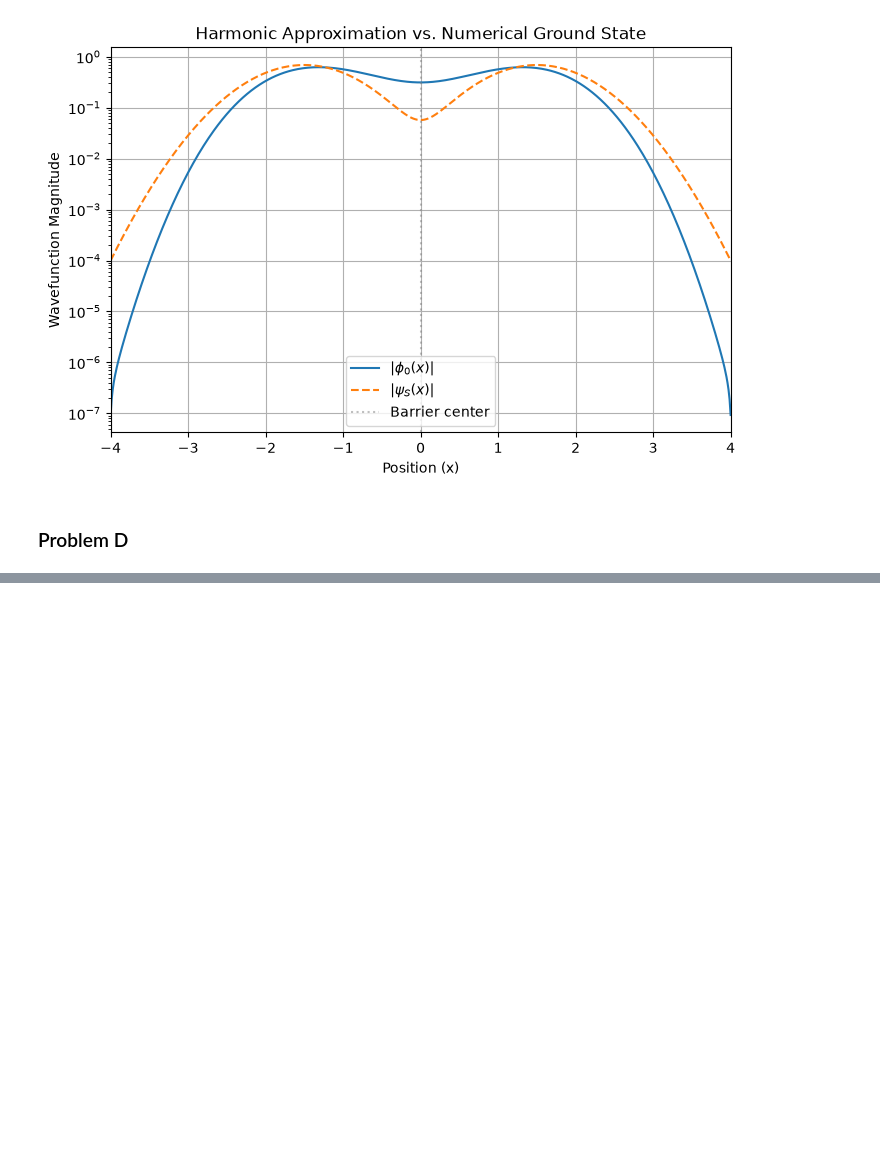
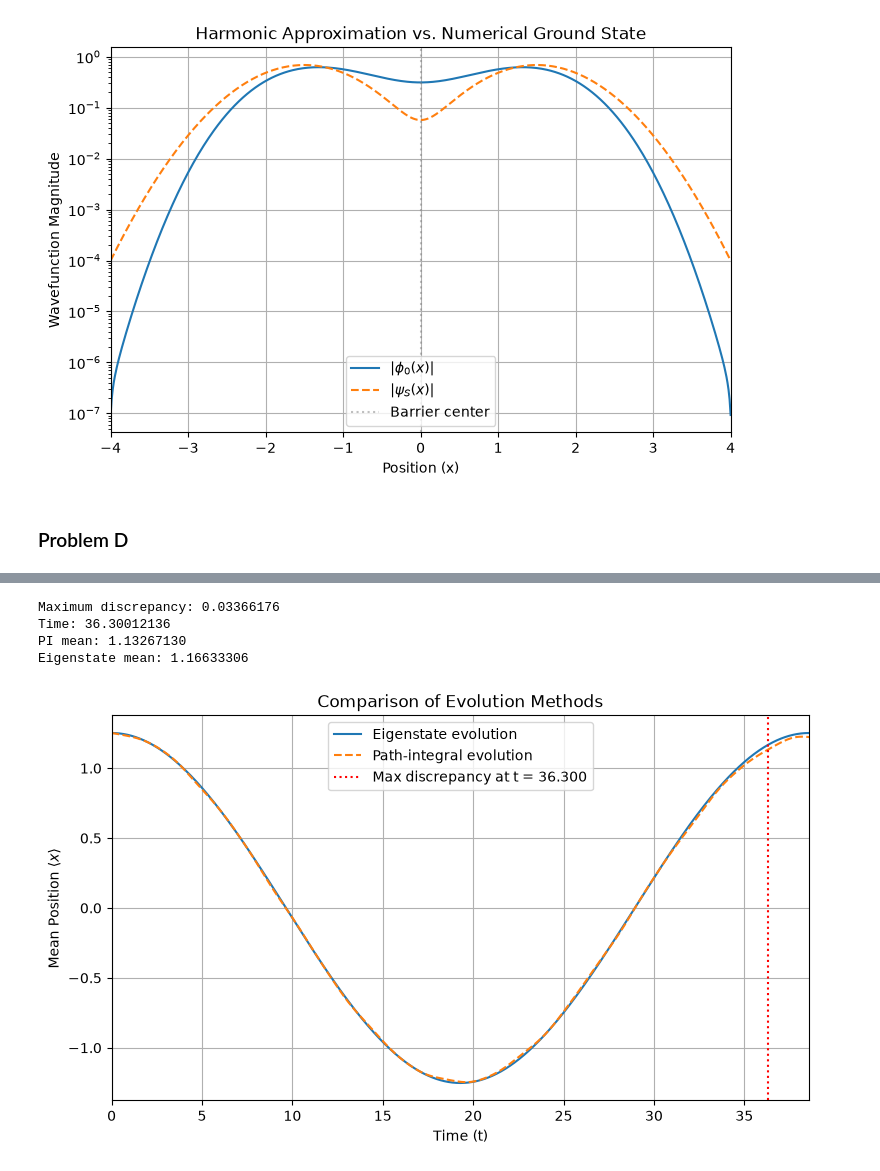
Before and after one commit to amanpalanati/phys142, a Jupyter notebook: assignments/assignment2/assignment2.ipynb, the cells around one changed output, grey strips where cells are left out. Saved outputs shown, nothing was run; the diff lists cells and outputs as text; code cells hidden in the pictures; blank space fills up the shorter version.

```diff
--- a/assignments/assignment2/assignment2.ipynb
+++ b/assignments/assignment2/assignment2.ipynb
@@ -337,0 +410,38 @@ Difference = 0.25576105
+# %%
+valid = t_D <= T_D
+
+differences = np.abs(x_mean_PI_D[valid] - x_mean_eig[valid])
+
+max_index = np.argmax(differences)
+max_discrepancy = differences[max_index]
+
+print(f"Maximum discrepancy: {max_discrepancy:.8f}")
+print(f"Time: {t_D[max_index]:.8f}")
+print(f"PI mean: {x_mean_PI_D[max_index]:.8f}")
+print(f"Eigenstate mean: {x_mean_eig[max_index]:.8f}")
+# %% [output]
+Maximum discrepancy: 0.03366176
+Time: 36.30012136
+PI mean: 1.13267130
+Eigenstate mean: 1.16633306
+# %%
+fig, ax = plt.subplots(figsize=(9, 5))
+
+ax.plot(t_D, x_mean_eig, label="Eigenstate evolution")
+ax.plot(t_D, x_mean_PI_D, "--", label="Path-integral evolution")
+
+ax.axvline(t_D[max_index], color="red", linestyle=":",
+           label=f"Max discrepancy at t = {t_D[max_index]:.3f}")
+
+ax.set(
+    xlabel="Time (t)",
+    ylabel=r"Mean Position $\langle x \rangle$",
+    title="Comparison of Evolution Methods",
+    xlim=(0, T_D)
+)
+
+ax.legend()
+ax.grid(True)
+plt.show()
+# %% [output]
+[figure, added]
```
Also changed, not shown: parts of 5 cells of this notebook, 4 other files.
